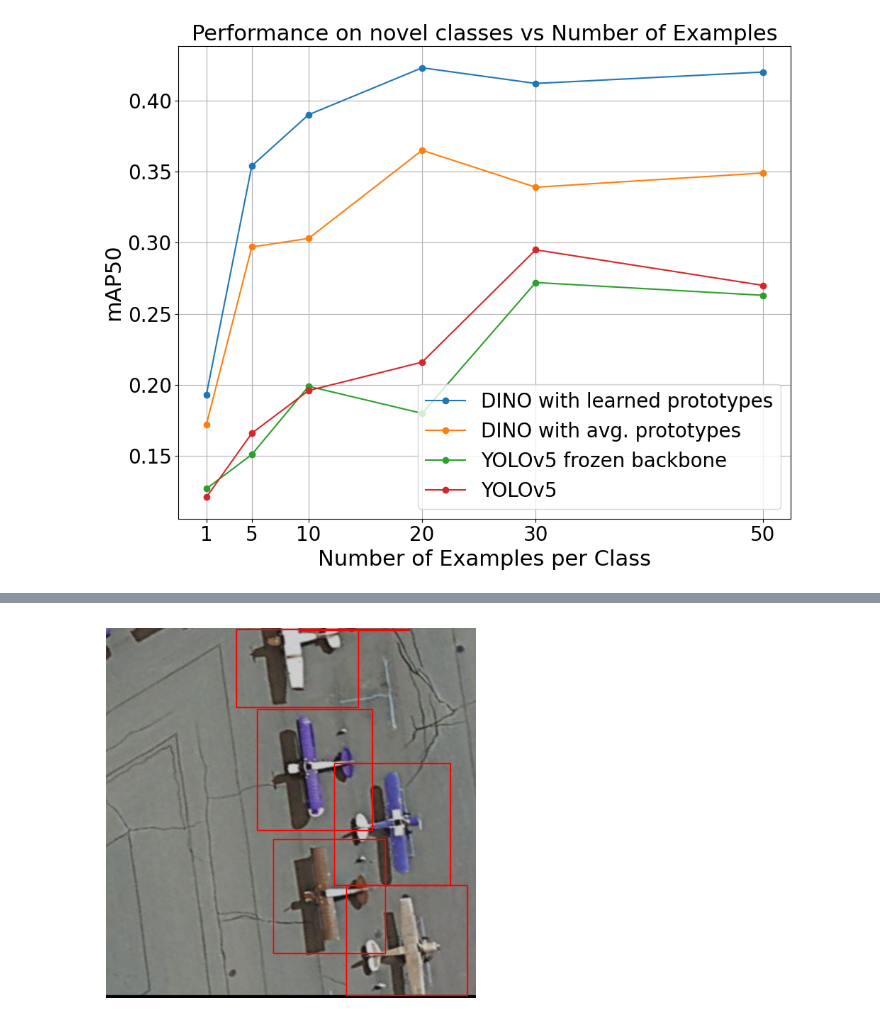
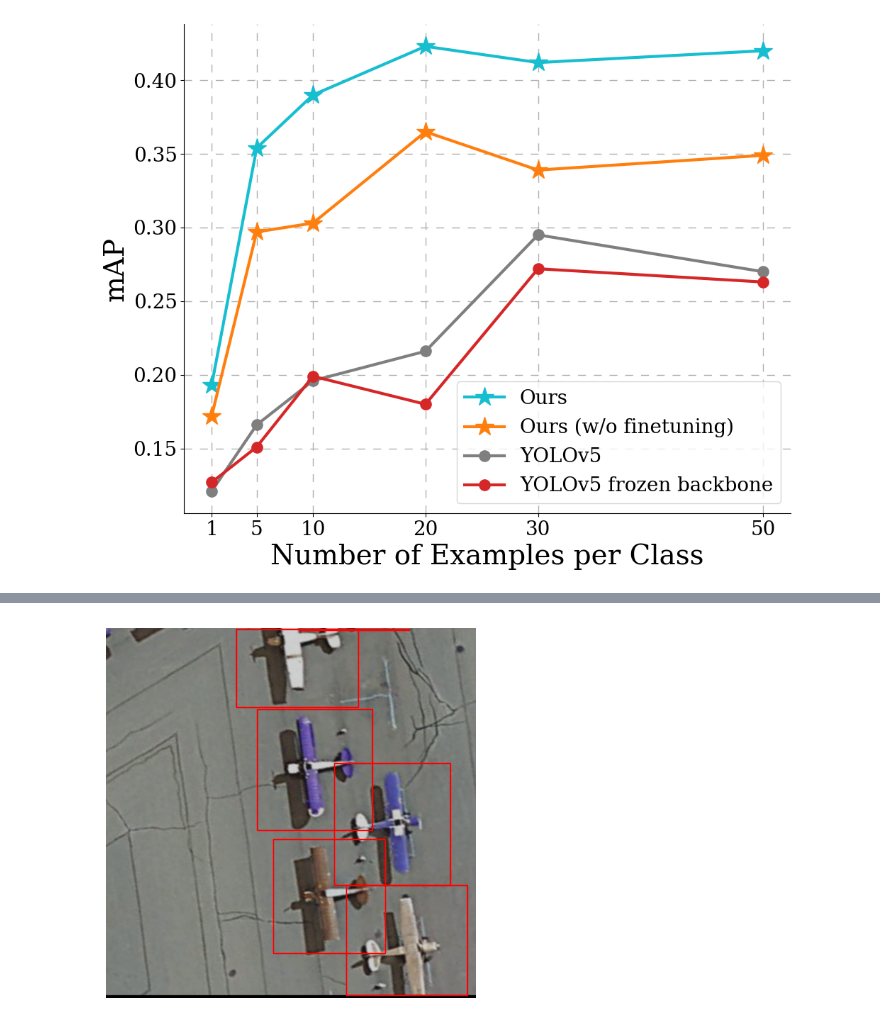
Before and after one commit to xavibou/ovdsat, a Jupyter notebook: plots.ipynb, the cells around one changed output, grey strips where cells are left out. Saved outputs shown, nothing was run; the diff lists cells and outputs as text; code cells hidden in the pictures.

```diff
--- a/plots.ipynb
+++ b/plots.ipynb
@@ -1,35 +1,41 @@
 # %%
 import matplotlib.pyplot as plt
+import matplotlib as mpl
+
+# Set font family to serif
+mpl.rcParams['font.family'] = 'serif'
 
 simd_emb_map50_base = [0.200, 0.603, 0.276, 0.411, 0.388, 0.49275]  # mAP scores for base classes
 simd_emb_map50_rare_dino = [0.193, 0.354, 0.390, 0.423, 0.412, 0.420]  # mAP scores for rare classes
 simd_emb_map50_rare_yolo_frozen = [0.127, 0.151, 0.199, 0.180, 0.272, 0.263]
 simd_emb_map50_rare_yolo = [0.121, 0.166, 0.196, 0.216, 0.295, 0.270]
 simd_emb_map50_rare_dino_avg = [0.172, 0.297, 0.303, 0.365, 0.339, 0.349]
 
 # Number of examples per class
 N = [1, 5, 10, 20, 30, 50]
 
 # Plotting the results
 plt.figure(figsize=(10, 8))
 
-plt.plot(N, simd_emb_map50_rare_dino, marker='o', label='DINO with learned prototypes')
-plt.plot(N, simd_emb_map50_rare_dino_avg, marker='o', label='DINO with avg. prototypes')
-plt.plot(N, simd_emb_map50_rare_yolo_frozen, marker='o', label='YOLOv5 frozen backbone')
-plt.plot(N, simd_emb_map50_rare_yolo, marker='o', label='YOLOv5')
+plt.plot(N, simd_emb_map50_rare_dino, marker='*', markersize=20, color='tab:cyan', label='Ours', linewidth=3)
+plt.plot(N, simd_emb_map50_rare_dino_avg, marker='*', markersize=20, color='tab:orange', label='Ours (w/o finetuning)', linewidth=3)
+plt.plot(N, simd_emb_map50_rare_yolo, marker='o', markersize=11, color='tab:gray', label='YOLOv5', linewidth=3)
+plt.plot(N, simd_emb_map50_rare_yolo_frozen, marker='o', markersize=11, color='tab:red', label='YOLOv5 frozen backbone', linewidth=3)
 
-plt.title('Performance on novel classes vs Number of Examples', fontsize=22)
-plt.xlabel('Number of Examples per Class', fontsize=22)
-plt.ylabel('mAP50', fontsize=22)
+#plt.title('Performance on novel classes vs Number of Examples', fontsize=22)
+plt.xlabel('Number of Examples per Class', fontsize=28)
+plt.ylabel('mAP', fontsize=28)
 plt.xticks(N, fontsize=20)  # Set x-axis ticks to the values in N with fontsize 12
 plt.yticks(fontsize=20)  # Set y-axis ticks with fontsize 12
-plt.grid(True)
+plt.grid(True, linestyle='--', linewidth=1, dashes=(8, 8))  # Adjust grid lines
+plt.gca().spines['top'].set_visible(False)  # Remove upper line
+plt.gca().spines['right'].set_visible(False)  # Remove right line
 plt.legend(fontsize=20)
 plt.tight_layout()
 
 #plt.savefig('/mnt/ddisk/boux/code/ovdsat/run/plots/teaser_plot_v1.png', transparent=True)
 plt.savefig('/mnt/ddisk/boux/code/ovdsat/run/plots/teaser_plot_v1.pdf', format='pdf')
 plt.show()
 # %% [output]
-[figure, old version]
+[figure, new version]
 # %%
```
Also changed, not shown: parts of 5 cells of this notebook, 55 other files.
